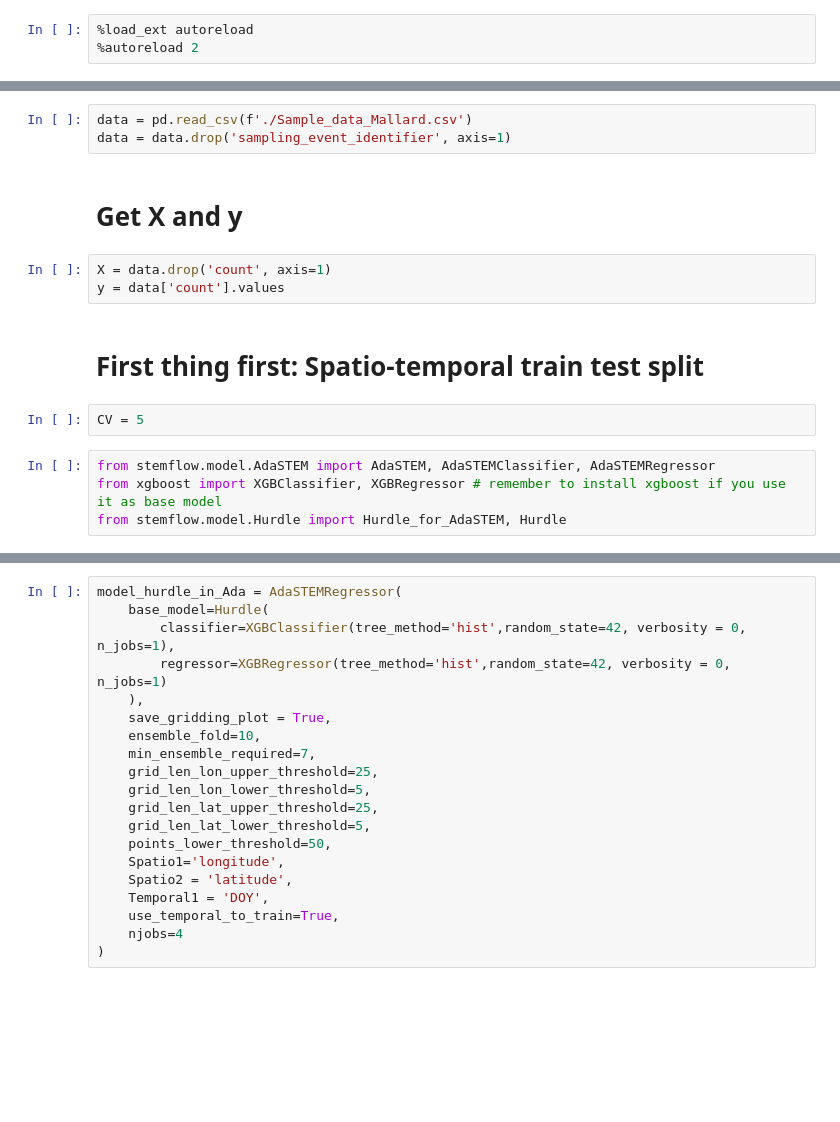
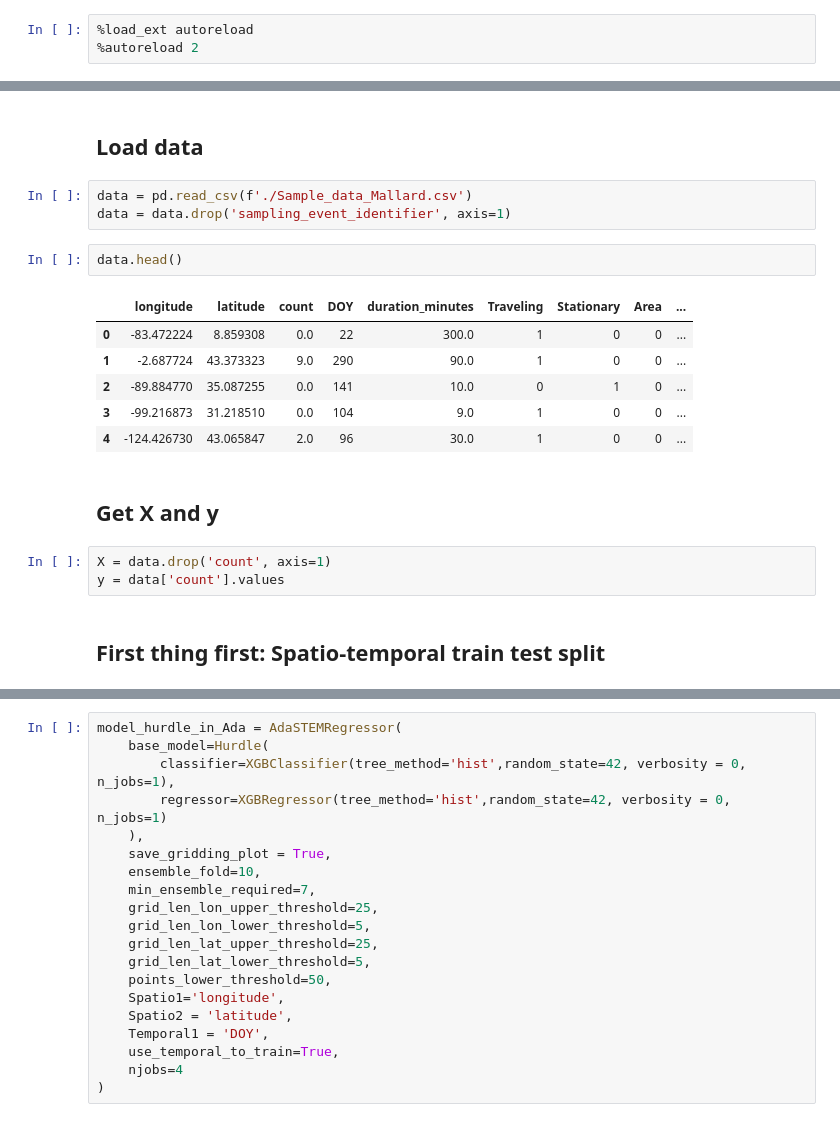
Before and after one commit to chenyangkang/stemflow, a Jupyter notebook: docs/Examples/05.Hurdle_in_ada_or_ada_in_hurdle.ipynb, the cells around one changed output, grey strips where cells are left out. Drawn from its saved outputs; the diff is of its cells as text; blank space fills up the shorter version.

Commit message:
update the annoation for 05.Hurdle_in_ada_or_ada_in_hurdle.ipynb

```diff
--- a/docs/Examples/05.Hurdle_in_ada_or_ada_in_hurdle.ipynb
+++ b/docs/Examples/05.Hurdle_in_ada_or_ada_in_hurdle.ipynb
@@ -35,16 +88,21 @@ import h3pandas
+# %% [markdown]
+## Load data
 # %%
 data = pd.read_csv(f'./Sample_data_Mallard.csv')
 data = data.drop('sampling_event_identifier', axis=1)
+# %%
+data.head()
+# %% [output]
+|  | longitude | latitude | count | DOY | duration_minutes | Traveling | Stationary | Area | ... |
+| 0 | -83.472224 | 8.859308 | 0.0 | 22 | 300.0 | 1 | 0 | 0 | ... |
+| 1 | -2.687724 | 43.373323 | 9.0 | 290 | 90.0 | 1 | 0 | 0 | ... |
+| 2 | -89.884770 | 35.087255 | 0.0 | 141 | 10.0 | 0 | 1 | 0 | ... |
+| 3 | -99.216873 | 31.218510 | 0.0 | 104 | 9.0 | 1 | 0 | 0 | ... |
+| 4 | -124.426730 | 43.065847 | 2.0 | 96 | 30.0 | 1 | 0 | 0 | ... |
 # %% [markdown]
-# Get X and y
+## Get X and y
 # %%
 X = data.drop('count', axis=1)
 y = data['count'].values
 # %% [markdown]
-# First thing first: Spatio-temporal train test split
+## First thing first: Spatio-temporal train test split
-# %%
-CV = 5
-# %%
-from stemflow.model.AdaSTEM import AdaSTEM, AdaSTEMClassifier, AdaSTEMRegressor
-from xgboost import XGBClassifier, XGBRegressor # remember to install xgboost if you use it as base model
-from stemflow.model.Hurdle import Hurdle_for_AdaSTEM, Hurdle
```
Also changed, not shown: parts of 22 cells of this notebook.
